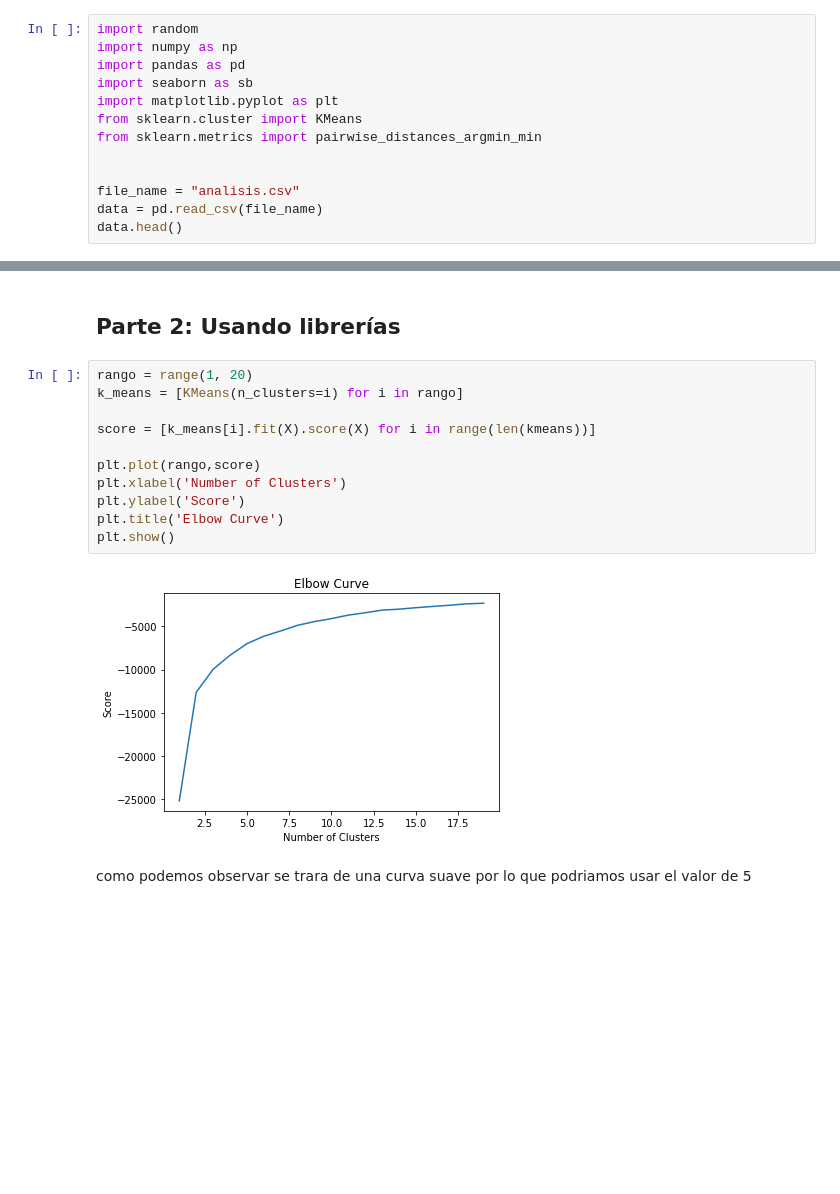
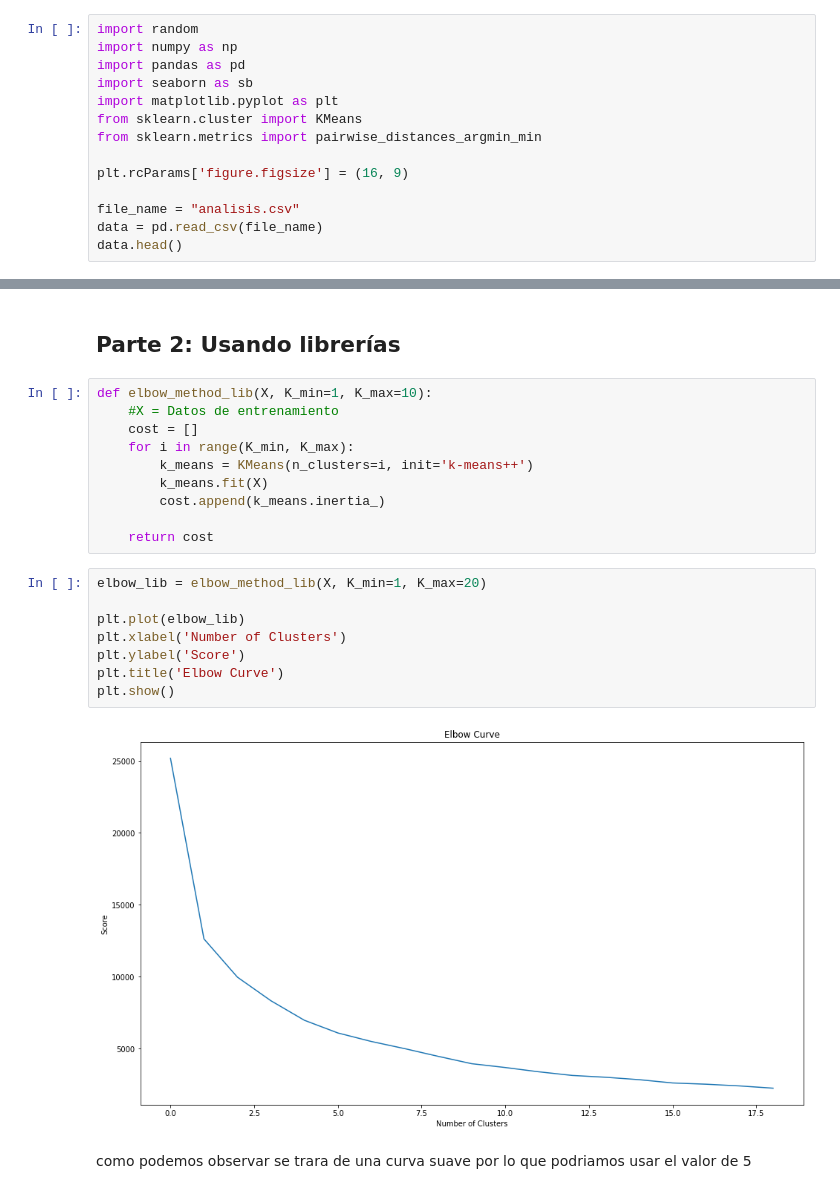
Before and after one commit to MDG99/k-means, a Jupyter notebook: 02 Twitter Analysis.ipynb, the cells around one changed output, grey strips where cells are left out. Drawn from its saved outputs; the diff is of its cells as text; blank space fills up the shorter version.

```diff
--- a/02 Twitter Analysis.ipynb
+++ b/02 Twitter Analysis.ipynb
@@ -15,6 +15,7 @@ import matplotlib.pyplot as plt
 from sklearn.cluster import KMeans
 from sklearn.metrics import pairwise_distances_argmin_min
 
+plt.rcParams['figure.figsize'] = (16, 9)
 
 file_name = "analisis.csv"
 data = pd.read_csv(file_name)
@@ -256,18 +257,25 @@ plt.show()
 # %% [markdown]
 ## Parte 2: Usando librerías
+# %%
+def elbow_method_lib(X, K_min=1, K_max=10):
+    #X = Datos de entrenamiento
+    cost = []
+    for i in range(K_min, K_max):
+        k_means = KMeans(n_clusters=i, init='k-means++')
+        k_means.fit(X)
+        cost.append(k_means.inertia_)
+
+    return cost
 # %%
-rango = range(1, 20)
-k_means = [KMeans(n_clusters=i) for i in rango]
+elbow_lib = elbow_method_lib(X, K_min=1, K_max=20)
 
-score = [k_means[i].fit(X).score(X) for i in range(len(kmeans))]
-
-plt.plot(rango,score)
+plt.plot(elbow_lib)
 plt.xlabel('Number of Clusters')
 plt.ylabel('Score')
 plt.title('Elbow Curve')
 plt.show()
 # %% [output]
-[figure, old version]
+[figure, new version]
 # %% [markdown]
 como podemos observar se trara de una curva suave por lo que podriamos usar el valor de 5
 # %%
```
Also changed, not shown: parts of 16 cells of this notebook, 1 other file.
